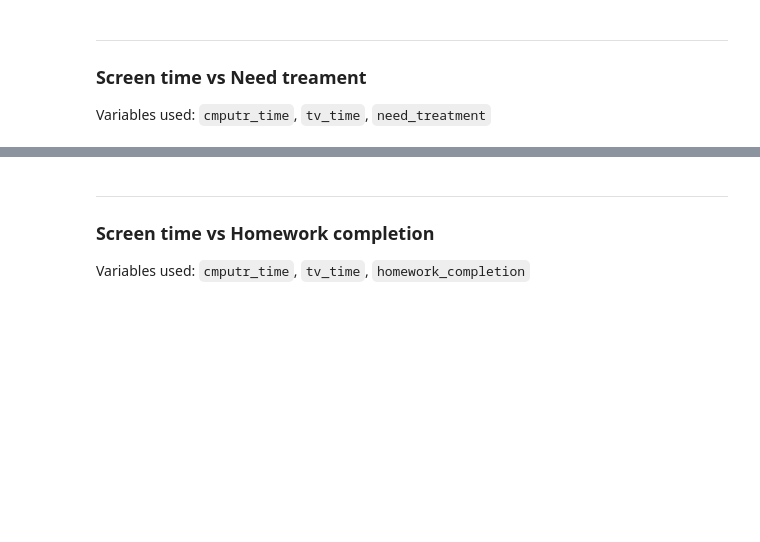
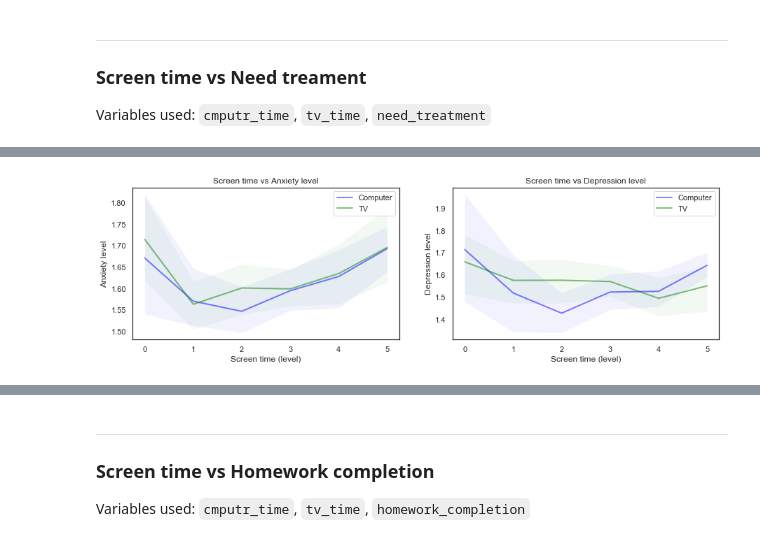
Before and after one commit to minhkhang1795/ThinkStats2, a Jupyter notebook: project1/project1explore.ipynb, the cells around one changed output, grey strips where cells are left out. Drawn from its saved outputs; the diff is of its cells as text; code cells hidden in the pictures; blank space fills up the shorter version.

```diff
--- a/project1/project1explore.ipynb
+++ b/project1/project1explore.ipynb
@@ -274,0 +419,30 @@ Variables used: `cmputr_time`, `tv_time`, `anxiety_lvl`
+# %%
+# Operation: calculate mean in each group
+def CalculateMeans(groups, variable='depression_lvl'):
+    means = [] # Mean score of anxiety/depression level
+    for i, group in groups:
+        means.append(group[variable][group[variable] > 0].mean())
+    return np.array(bins), np.array(means)
+# %%
+variables = ['anxiety_lvl', 'depression_lvl']
+labels = ['Anxiety level', 'Depression level']
+fig, ax = plt.subplots(1, 2, figsize=(15,4))
+
+for i in range(len(labels)):
+    bins, perc = CalculateMeans(GroupToBins(df, group_name='cmputr_time'), variable=variables[i])
+    bins_tv, perc_tv = CalculateMeans(GroupToBins(df, group_name='tv_time'), variable=variables[i])
+    cis = ComputeCIs(SamplingDistributions(df, group_name='cmputr_time', Operation=CalculateMeans, variable=variables[i]))
+    cis_tv = ComputeCIs(SamplingDistributions(df, group_name='tv_time', Operation=CalculateMeans, variable=variables[i]))
+    # Computer time
+    ax[i].plot(bins, perc, label='Computer', linewidth=2, color='blue', alpha=0.5)
+    ax[i].fill_between(bins, cis[0], cis[1], where=cis[0] <= cis[1],
+                    facecolor='blue', alpha=0.05, interpolate=True)
+    # TV time
+    ax[i].plot(bins_tv, perc_tv, label='TV', linewidth=2, color='green', alpha=0.5)
+    ax[i].fill_between(bins, cis_tv[0], cis_tv[1], where=cis_tv[0] <= cis_tv[1],
+                    facecolor='green', alpha=0.05, interpolate=True)
+    ax[i].legend(loc='best')
+    ax[i].title.set_text("Screen time vs " + labels[i])
+    ax[i].set(xlabel='Screen time (level)', ylabel=labels[i])
+# %% [output]
+[figure, added]
```
Also changed, not shown: parts of 40 cells of this notebook.
